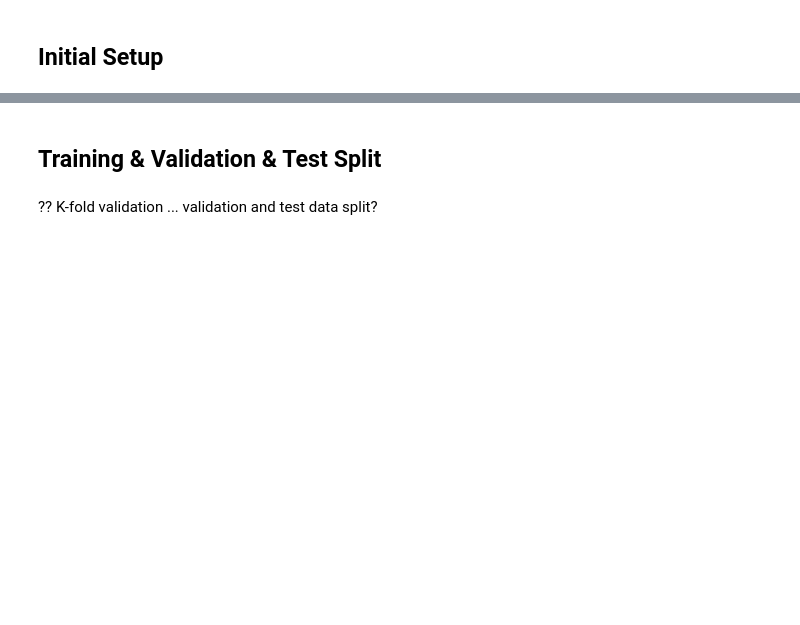
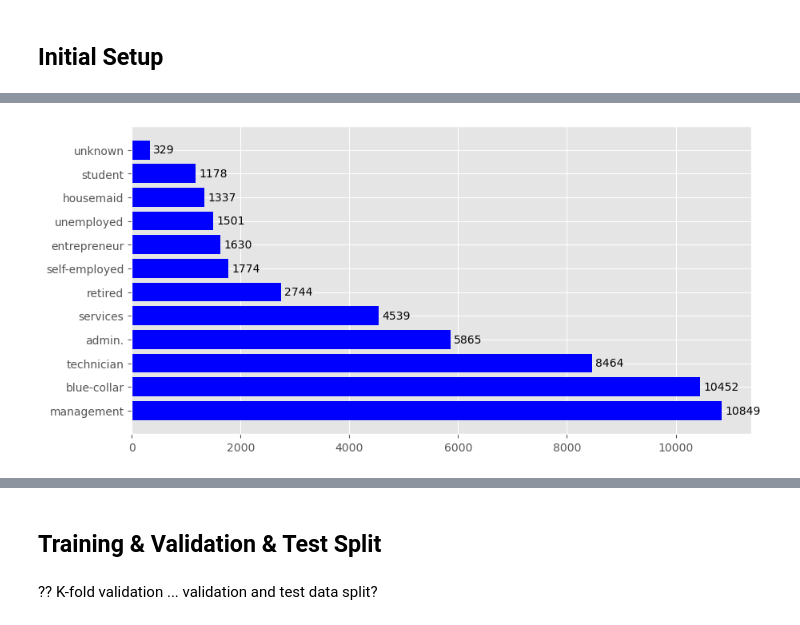
Before and after one commit to StuartG24/Telecom_Customer_Targeting, a Jupyter notebook: _Notebooks/Initial_Data_Exploration.ipynb, the cells around one changed output, grey strips where cells are left out. Cells and saved outputs as stored; diff of their text form; code cells hidden in the pictures; blank space fills up the shorter version.

```diff
--- a/_Notebooks/Initial_Data_Exploration.ipynb
+++ b/_Notebooks/Initial_Data_Exploration.ipynb
@@ -110,0 +128,4 @@ Duplicates: 36
+# %%
+quick_plot(customers_cleaned['job'])
+# %% [output]
+[figure, added]
```
Also changed, not shown: parts of 24 cells of this notebook, 1 other file.
